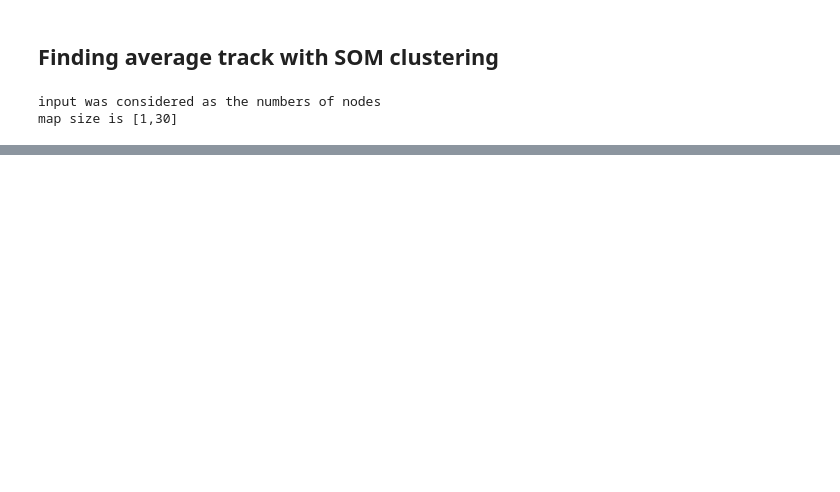
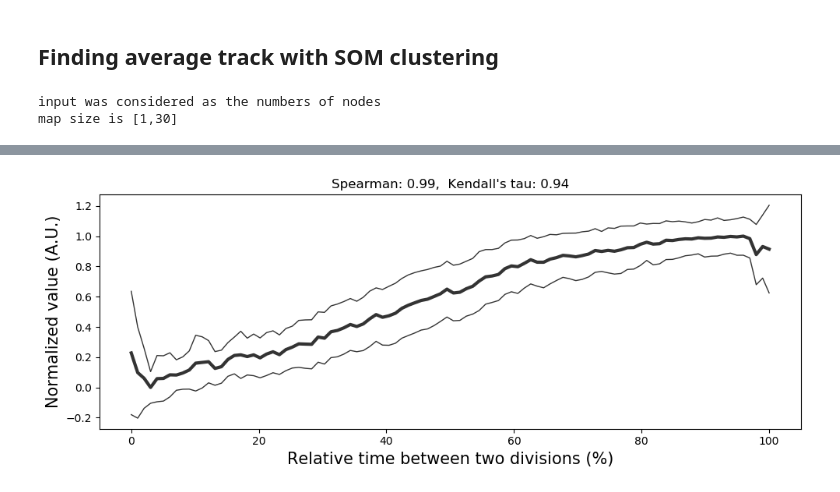
Before and after one commit to alexander-rakhlin/DeepCycle, a Jupyter notebook: notebooks/DAPI.ipynb, the cells around one changed output, grey strips where cells are left out. Drawn from its saved outputs; the diff is of its cells as text; code cells hidden in the pictures; blank space fills up the shorter version.

```diff
--- a/notebooks/DAPI.ipynb
+++ b/notebooks/DAPI.ipynb
@@ -145,0 +141,5 @@ plt.show()
+# %%
+cell_df = pd.read_csv(DATA_ROOT / 'statistics_mean_std.csv')
+correlation_plot(cell_df, df_index, som_bmu, gfp_key='GFP_20', cy3_key='Cy3_20')
+# %% [output]
+[figure, added]
```
Also changed, not shown: parts of 5 cells of this notebook, 1 other file.
